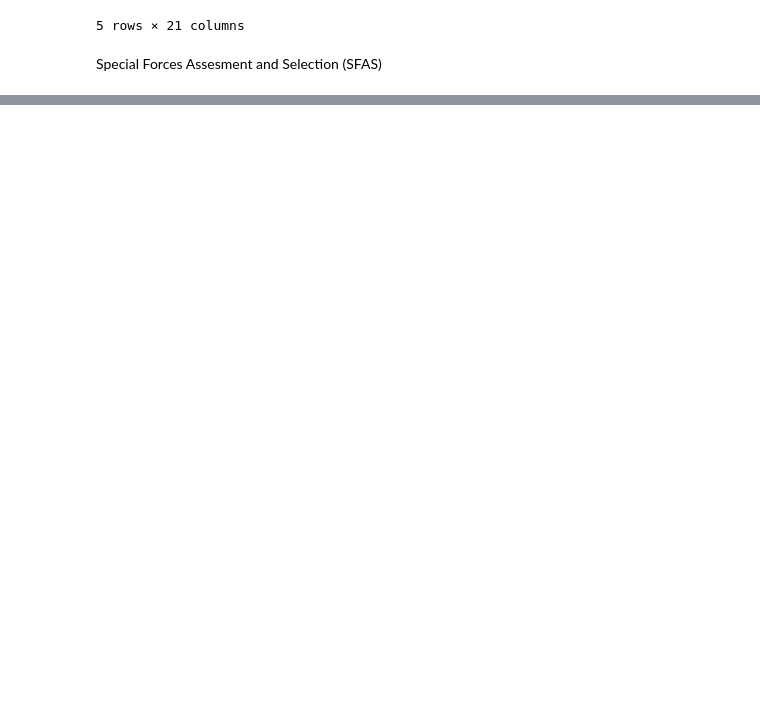
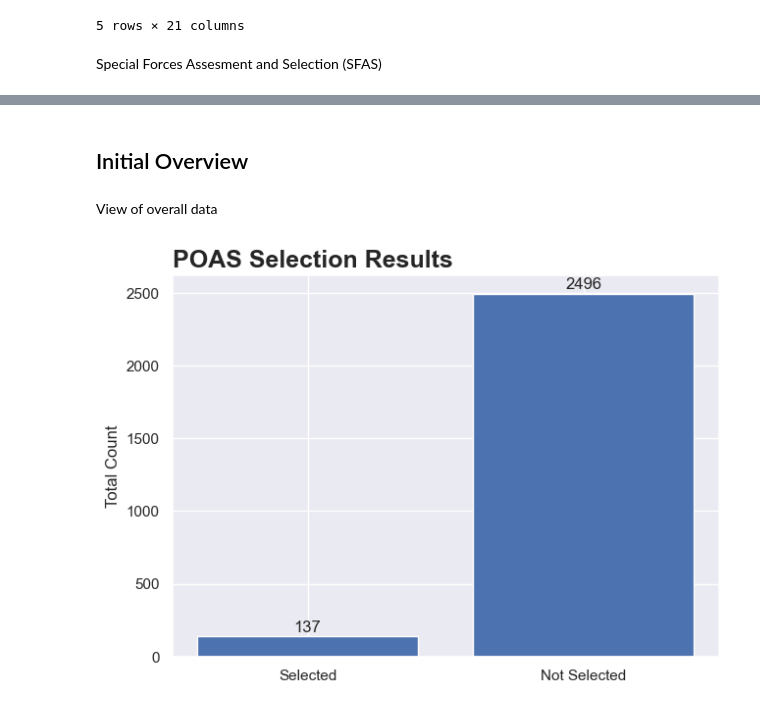
Before and after one commit to JaimeVRodriguez/psyop_selection_analysis, a Jupyter notebook: notebooks/eda.ipynb, the cells around one changed output, grey strips where cells are left out. Cells and saved outputs as stored; diff of their text form; code cells hidden in the pictures; blank space fills up the shorter version.

Commit message:
add age plots/adjust plot style

```diff
--- a/notebooks/eda.ipynb
+++ b/notebooks/eda.ipynb
@@ -66 +73,15 @@ sfas.sample(5)
 5 rows × 21 columns
+# %% [markdown]
+## Initial Overview
+# %% [markdown]
+View of overall data
+# %%
+poas_selected = functions.equal_column_val(poas, 'RESULT', 'SELECTED')
+poas_not_selected = functions.not_column_val(poas, 'RESULT', 'SELECTED')
+
+outcome = [poas_selected.RESULT.count(), poas_not_selected.RESULT.count()]
+
+
+functions.select_bar_plot(outcome, ['Selected', 'Not Selected'] , 'POAS Selection Results', 'Total Count')
+# %% [output]
+[figure, added]
```
Also changed, not shown: parts of 7 cells of this notebook, 8 other files.
